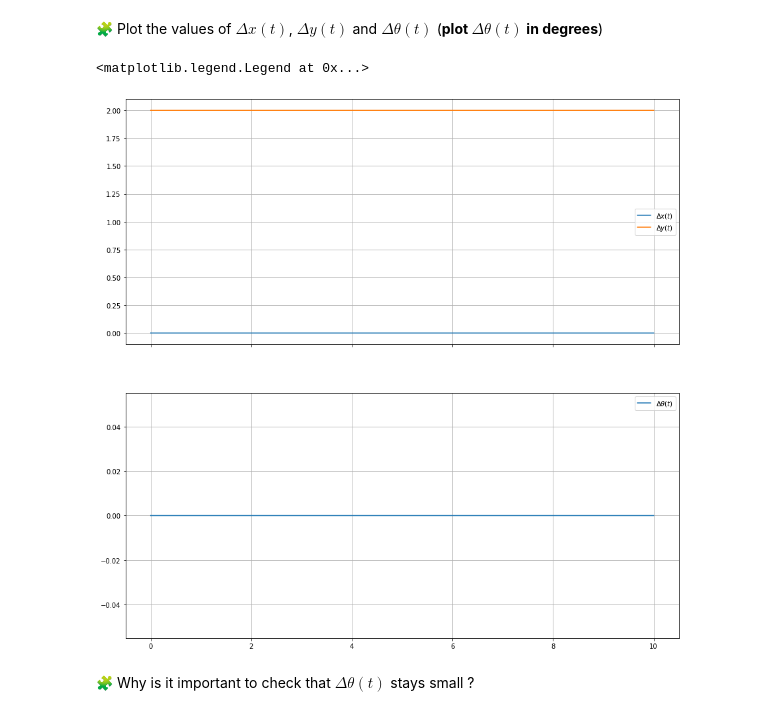
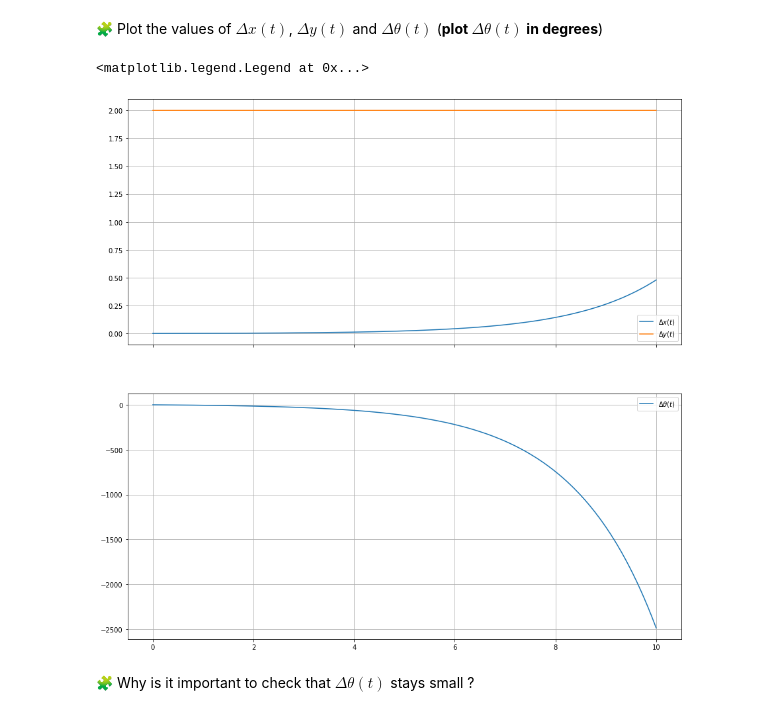
Before and after one commit to MarouaneBAZZAOUI0/control-engineering-with-python-project-2021-2022, a Jupyter notebook: Project - Step 2.ipynb, the cells around one changed output. Drawn from its saved outputs; the diff is of its cells as text; code cells hidden in the pictures.

```diff
--- a/Project - Step 2.ipynb
+++ b/Project - Step 2.ipynb
@@ -520,7 +522,7 @@ def deltaOmega(t,deltaX):
 # %%
 def lin_fun(t,deltaX):
     deltaOmegaTemp = deltaOmega(t,deltaX)
-    return matmul(B, deltaOmegaTemp)
+    return matmul(B, transpose(deltaOmegaTemp))
 # %% [markdown]
 ### Controller Design on the linearized system
 
@@ -557,18 +561,19 @@ r = solve_ivp(fun=lin_fun, t_span =(0.0, 10.0), y0=[0.0, 2.0, 0.0], dense_output
 # %%
 t = linspace(0.0, 10.0, 10000)
 x, y, theta = r["sol"](t)
+theta = theta /pi *180
 fig=figure(figsize=(15, 15))
 ax1, ax2 = fig.subplots(2, 1, sharex=True)
 ax1.grid(True)
 ax1.plot(t, x, label="$\Delta x(t)$")
 ax1.plot(t, y, label="$\Delta y(t)$")
 ax1.legend()
 ax2.grid(True)
 ax2.plot(t, theta, label=r"$\Delta \theta(t)$")
 ax2.legend()
 # %% [output]
 <matplotlib.legend.Legend at 0x...>
-[figure, old version]
+[figure, new version]
 # %% [markdown]
 🧩 Why is it important to check that $\Delta\theta(t)$ stays small ?
 # %% [markdown]
```
Also changed, not shown: parts of 4 cells of this notebook.
